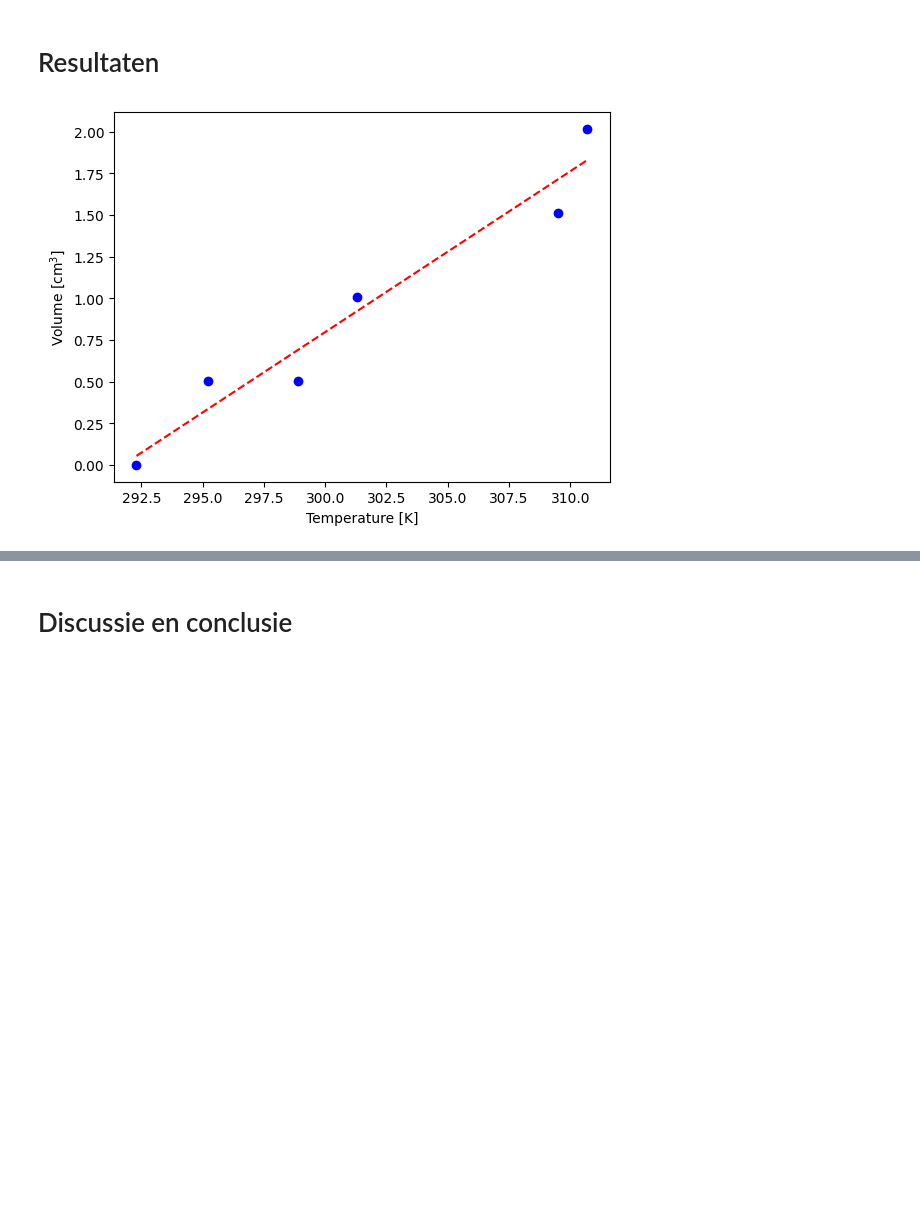
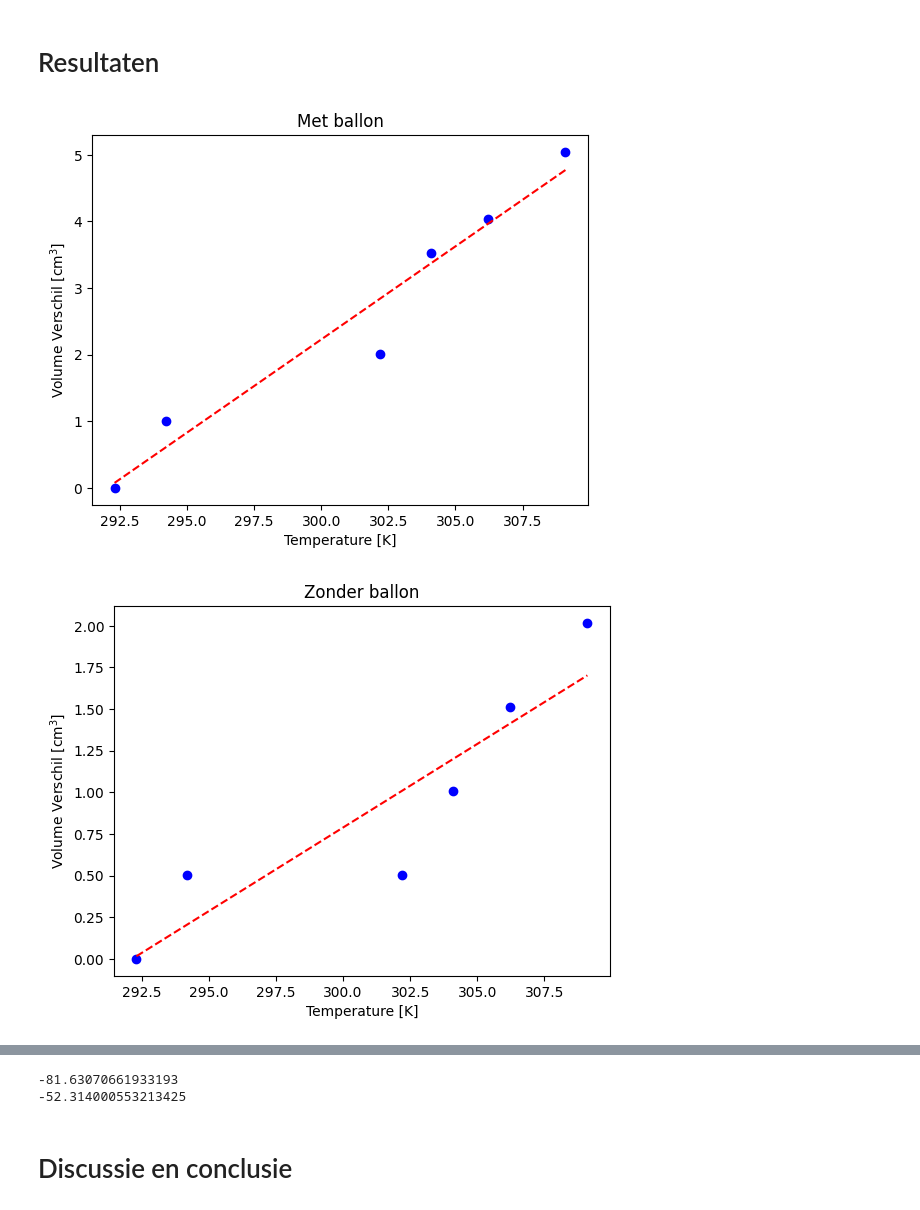
Before and after one commit to SybrenK07/25, a Jupyter notebook: Content/Labs/ballonproef.ipynb, the cells around one changed output, grey strips where cells are left out. Saved outputs shown, nothing was run; the diff lists cells and outputs as text; code cells hidden in the pictures; blank space fills up the shorter version.

```diff
--- a/Content/Labs/ballonproef.ipynb
+++ b/Content/Labs/ballonproef.ipynb
@@ -69,30 +69,56 @@ Kun je nu met behulp van deze tweede meting een betere afschatting geven voor he
 # %%
 
 import numpy as np
 import matplotlib.pyplot as plt
 
-#temps = [19.3, 21.2, 29.2, 31.1, 33.2, 36.1]  # graden
-#hoogtes = [0.9, 1.0, 1.1, 1.25, 1.3, 1.4]   # cm : afstand van onderste streepje tot huidig streepje
+totaal_temps = [19.3, 21.2, 29.2, 31.1, 33.2, 36.1]  # graden
+totaal_hoogtes = [0.9, 1.0, 1.1, 1.25, 1.3, 1.4]   # cm : afstand van onderste streepje tot huidig streepje
 
-temps = [19.3, 22.2, 25.9, 28.3, 36.5, 37.7] # graden
-hoogtes = [0.75, 0.8, 0.8, 0.85, 0.9, 0.95 ] # cm
+water_temps = [19.3, 22.2, 25.9, 28.3, 36.5, 37.7] # graden
+water_hoogtes = [0.75, 0.8, 0.8, 0.85, 0.9, 0.95 ] # cm
 
 # startvolume = 325 ml
 # volume meniscus = 320 ml
 
 diam_beker = 7.66 # cm
 diam_deksel = 6.77 # cm
 opp_water = 1/4 * np.pi * (diam_beker**2 - diam_deksel**2) #cm2
 
-volumes = (np.asarray(hoogtes) - hoogtes[0]) * opp_water
+totaal_volumes = (np.asarray(totaal_hoogtes) - totaal_hoogtes[0]) * opp_water
+water_volumes = (np.asarray(water_hoogtes) - water_hoogtes[0]) * opp_water
+
 temps_abs = np.asarray(temps) + 273
-coef = np.polyfit(temps_abs, volumes, 1)
-func = np.poly1d(coef)
 
-plt.plot(temps_abs, volumes, 'ob')
-plt.plot(temps_abs, func(temps_abs), '--r')
+totaal_coef = np.polyfit(temps_abs, totaal_volumes, 1)
+totaal_func = np.poly1d(totaal_coef)
+water_coef = np.polyfit(temps_abs, water_volumes, 1)
+water_func = np.poly1d(water_coef)
+
+plt.plot(temps_abs, totaal_volumes, 'ob')
+plt.plot(temps_abs, totaal_func(temps_abs), '--r')
 plt.xlabel('Temperature [K]')
-plt.ylabel('Volume [cm$^3$]')
+plt.ylabel('Volume Verschil [cm$^3$]')
+plt.title('Met ballon')
 plt.show()
+
+plt.plot(temps_abs, water_volumes, 'ob')
+plt.plot(temps_abs, water_func(temps_abs), '--r')
+plt.xlabel('Temperature [K]')
+plt.ylabel('Volume Verschil [cm$^3$]')
+plt.title('Zonder ballon')
+plt.show()
+
+ballon_coef = np.polyfit(temps_abs, totaal_volumes, 1) - np.polyfit(temps_abs, water_volumes, 1)
+ballon_func = np.poly1d(ballon_coef)
+
+plt.plot(temps_abs, ballon_func(temps_abs), '--r')
+plt.xlabel('Temperature [K]')
+plt.ylabel('Volume Verschil [cm$^3$]')
+plt.title('Alleen ballon')
+plt.show()
+
+print(totaal_func(0))
+print(ballon_func(0))
 # %% [output]
-[figure, old version]
+[figure, new version]
+[figure, added]
@@ -99,2 +126,4 @@ plt.show()
+-81.63070661933193
+-52.314000553213425
 # %% [markdown]
 # Discussie en conclusie
```
Also changed, not shown: parts of 1 cell of this notebook.
